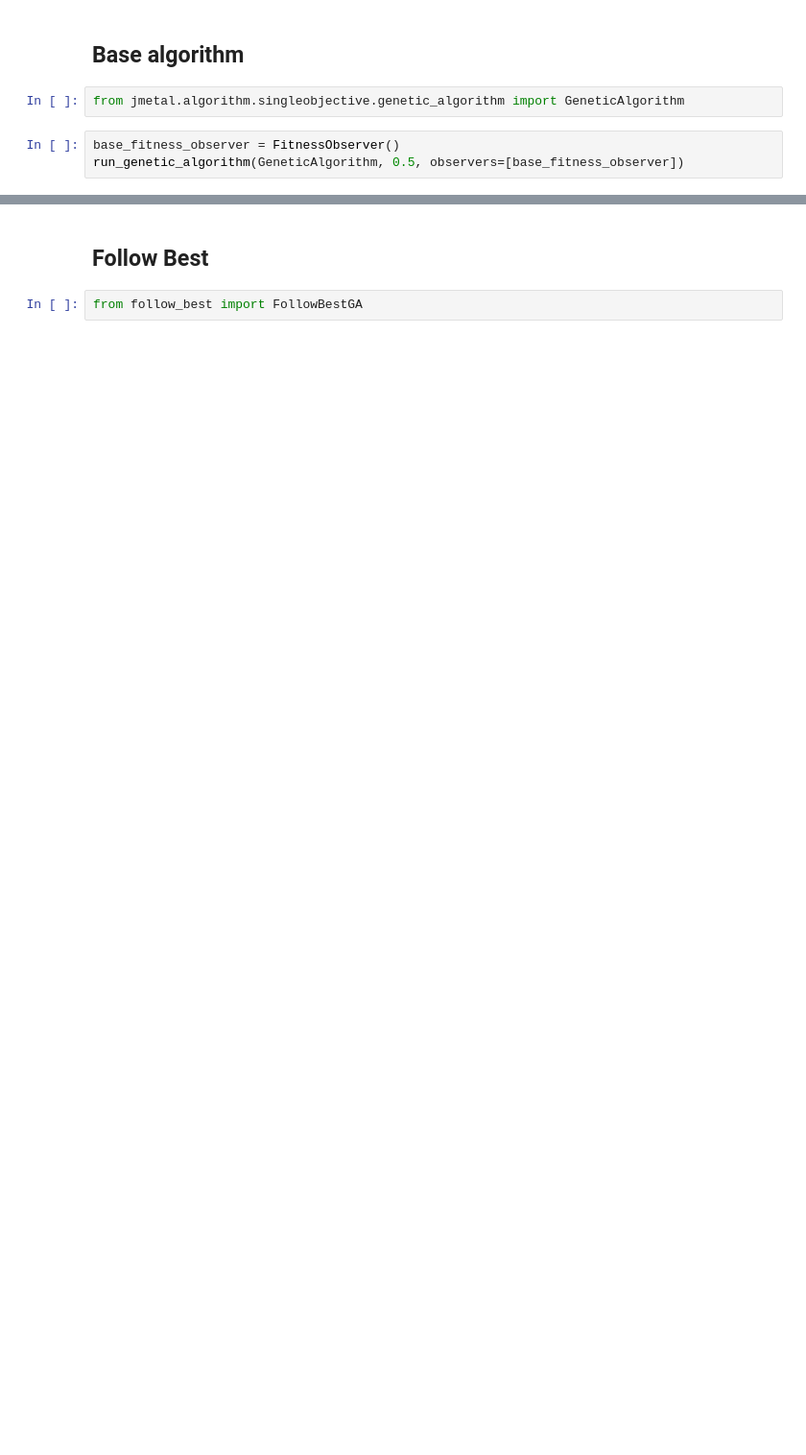
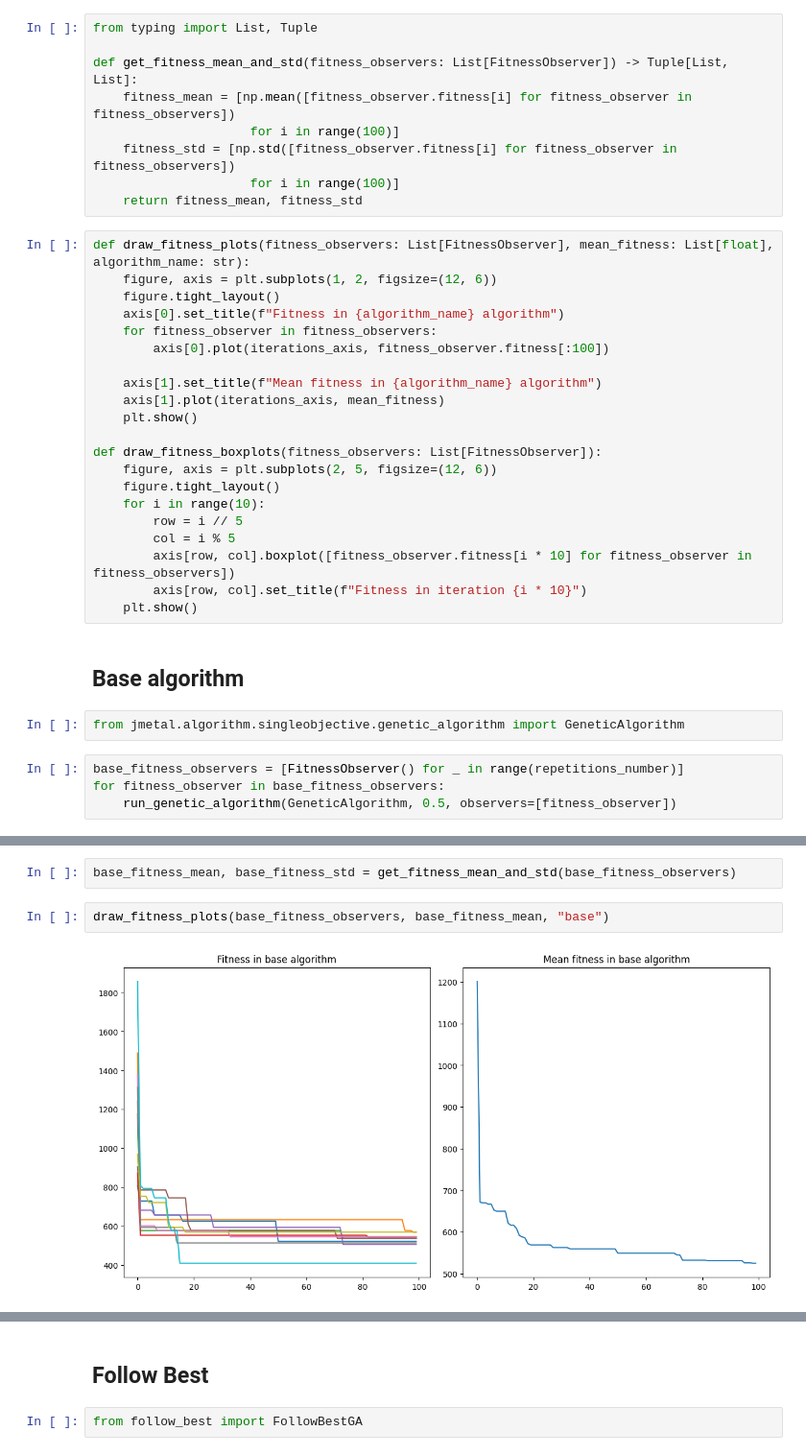
Before and after one commit to bogumilap/TOPSIS-LABS, a Jupyter notebook: results.ipynb, the cells around one changed output, grey strips where cells are left out. Shown at 96% size. Drawn from its saved outputs; the diff is of its cells as text; blank space fills up the shorter version.

```diff
--- a/results.ipynb
+++ b/results.ipynb
@@ -9,8 +10,39 @@ iterations = [i for i in range(iterations_number)]
+# %%
+from typing import List, Tuple
+
+def get_fitness_mean_and_std(fitness_observers: List[FitnessObserver]) -> Tuple[List, List]:
+    fitness_mean = [np.mean([fitness_observer.fitness[i] for fitness_observer in fitness_observers])
+                     for i in range(100)]
+    fitness_std = [np.std([fitness_observer.fitness[i] for fitness_observer in fitness_observers])
+                     for i in range(100)]
+    return fitness_mean, fitness_std
+# %%
+def draw_fitness_plots(fitness_observers: List[FitnessObserver], mean_fitness: List[float], algorithm_name: str):
+    figure, axis = plt.subplots(1, 2, figsize=(12, 6))
+    figure.tight_layout()
+    axis[0].set_title(f"Fitness in {algorithm_name} algorithm")
+    for fitness_observer in fitness_observers:
+        axis[0].plot(iterations_axis, fitness_observer.fitness[:100])
+
+    axis[1].set_title(f"Mean fitness in {algorithm_name} algorithm")
+    axis[1].plot(iterations_axis, mean_fitness)
+    plt.show()
+
+def draw_fitness_boxplots(fitness_observers: List[FitnessObserver]):
+    figure, axis = plt.subplots(2, 5, figsize=(12, 6))
+    figure.tight_layout()
+    for i in range(10):
+        row = i // 5
+        col = i % 5
+        axis[row, col].boxplot([fitness_observer.fitness[i * 10] for fitness_observer in fitness_observers])
+        axis[row, col].set_title(f"Fitness in iteration {i * 10}")
+    plt.show()
 # %% [markdown]
 ## Base algorithm
 # %%
 from jmetal.algorithm.singleobjective.genetic_algorithm import GeneticAlgorithm
 # %%
-base_fitness_observer = FitnessObserver()
-run_genetic_algorithm(GeneticAlgorithm, 0.5, observers=[base_fitness_observer])
+base_fitness_observers = [FitnessObserver() for _ in range(repetitions_number)]
+for fitness_observer in base_fitness_observers:
+    run_genetic_algorithm(GeneticAlgorithm, 0.5, observers=[fitness_observer])
 # %% [output]
@@ -32,0 +108,6 @@ plt.show()
+# %%
+base_fitness_mean, base_fitness_std = get_fitness_mean_and_std(base_fitness_observers)
+# %%
+draw_fitness_plots(base_fitness_observers, base_fitness_mean, "base")
+# %% [output]
+[figure, added]
```
Also changed, not shown: parts of 31 cells of this notebook, 1 other file.
